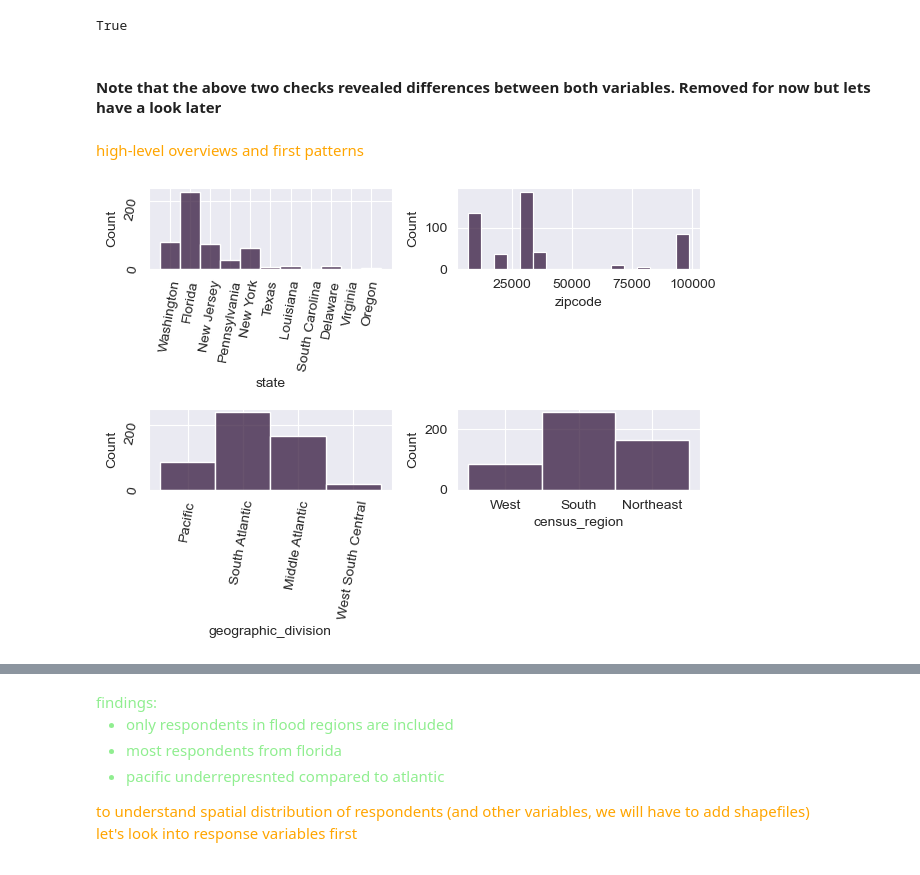
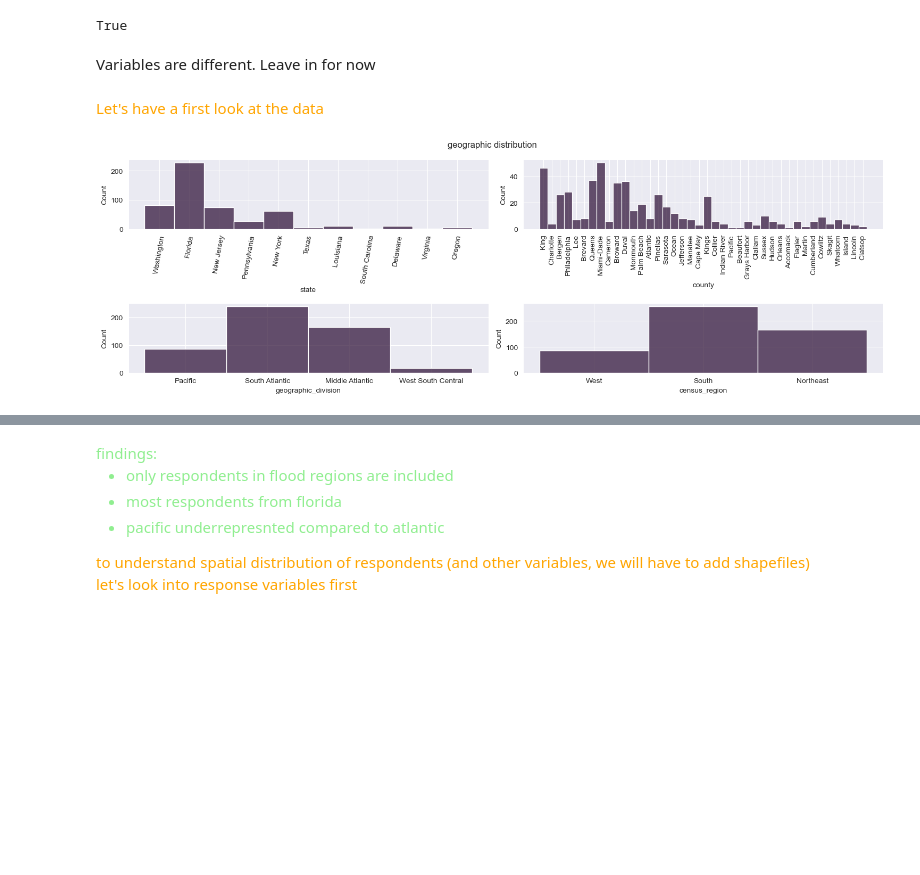
Before and after one commit to phillippmueller/flood_adaptation_behavior, a Jupyter notebook: EDA.ipynb, the cells around one changed output, grey strips where cells are left out. Saved outputs shown, nothing was run; the diff lists cells and outputs as text; code cells hidden in the pictures; blank space fills up the shorter version.

Commit message:
figures added

```diff
--- a/EDA.ipynb
+++ b/EDA.ipynb
@@ -43 +40,25 @@ variables = ['id','state','zipcode','geographic_division','census_region','count
+# %%
+# Let's rename these variables
+sub_df = sub_df.rename(columns= {
+    'cfld_prepactions_a': 'supplies',
+    'cfld_prepactions_b': 'insured',
+    'cfld_prepactions_c': 'involved',
+    'cfld_prepactions_d': 'learned_routes',
+    'cfld_prepactions_e': 'made_plan',
+    'cfld_prepactions_f': 'made_safer',
+    'cfld_prepactions_g': 'planned_neighbors',
+    'cfld_prepactions_h': 'practiced_drills',
+    'cfld_prepactions_i': 'documents',
+    'cfld_prepactions_j': 'rainy_day',
+    'cfld_prepactions_k': 'alerts',
+    'cfld_prepactions_l': 'family_communication',
+    'cfld_prepactions_m': 'none',
+    'cfld_prepactions_n': 'dont_know'
+})
+sub_df = sub_df.rename(columns={
+    'cfld_awareness': 'awareness',
+    'cfld_perception': 'perception',
+    'cfld_exp': 'experience',
+    'cfld_floodzone': 'floodzone'
+})
 # %%
@@ -86,25 +79,24 @@ True
 print((sub_df.income_original != sub_df.income).any())
 # %% [output]
 True
-# %% [markdown]
-#### Note that the above two checks revealed differences between both variables. Removed for now but lets have a look later
+# %% [markdown]
+Variables are different. Leave in for now
 # %% [markdown]
 <span style='color:orange'>
-high-level overviews and first patterns
+Let's have a first look at the data
 <span>
 # %%
-fig, ax = plt.subplots(2,2)
+fig, ax = plt.subplots(2,2, figsize=(15,5))
 
 sns.histplot(sub_df.state, ax = ax[0,0])
-sns.histplot(sub_df.zipcode, ax = ax[0,1])
+sns.histplot(sub_df.county, ax = ax[0,1])
 sns.histplot(sub_df.geographic_division, ax = ax[1,0])
 sns.histplot(sub_df.census_region, ax = ax[1,1])
 
 #adjust individual x label rotations for readability
-ax[0,0].tick_params(rotation = 80)
-ax[1,0].tick_params(rotation = 80)
-
-sns.set_style('darkgrid')
-plt.tight_layout() # avoid overlap of labels
+ax[0,0].tick_params(axis='x', rotation = 80)
+ax[0,1].tick_params(axis='x', rotation=90)
+plt.suptitle('geographic distribution')
+plt.tight_layout()
 # %% [output]
-[figure, old version]
+[figure, new version]
```
Also changed, not shown: parts of 61 cells of this notebook, 8 other files.
